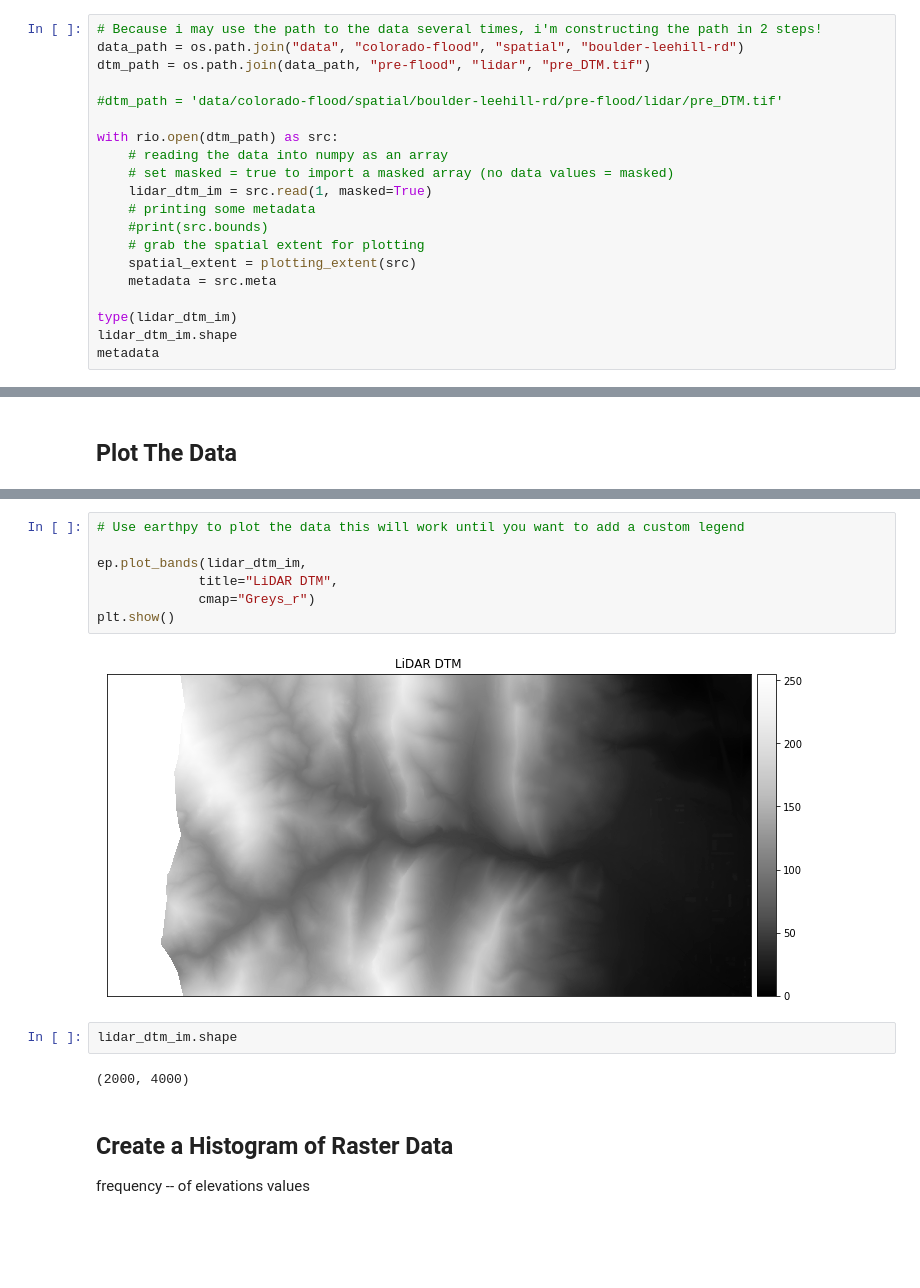
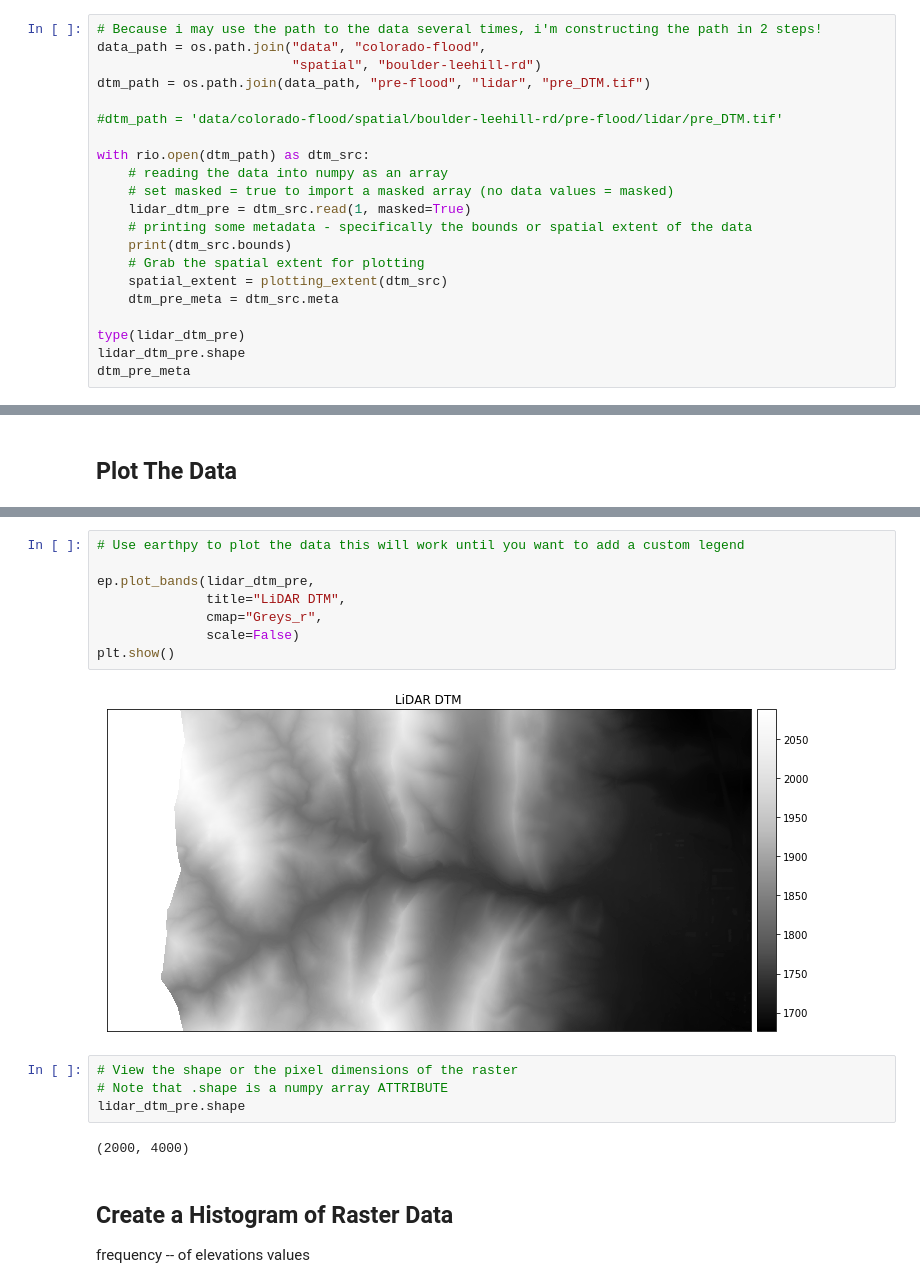
Before and after one commit to earthlab-education/ea-python-spring-2020-course-notebooks, a Jupyter notebook: in-class-demos/wk02-raster-demo.ipynb, the cells around one changed output, grey strips where cells are left out. Saved outputs shown, nothing was run; the diff lists cells and outputs as text; blank space fills up the shorter version.

```diff
--- a/in-class-demos/wk02-raster-demo.ipynb
+++ b/in-class-demos/wk02-raster-demo.ipynb
@@ -27,22 +27,23 @@ et.data.get_data("colorado-flood")
 ## Open Raster Data  Using Context Manager
 # %%
 # Because i may use the path to the data several times, i'm constructing the path in 2 steps!
-data_path = os.path.join("data", "colorado-flood", "spatial", "boulder-leehill-rd")
+data_path = os.path.join("data", "colorado-flood",
+                         "spatial", "boulder-leehill-rd")
 dtm_path = os.path.join(data_path, "pre-flood", "lidar", "pre_DTM.tif")
 
 #dtm_path = 'data/colorado-flood/spatial/boulder-leehill-rd/pre-flood/lidar/pre_DTM.tif'
 
-with rio.open(dtm_path) as src:
+with rio.open(dtm_path) as dtm_src:
     # reading the data into numpy as an array
     # set masked = true to import a masked array (no data values = masked)
-    lidar_dtm_im = src.read(1, masked=True)
-    # printing some metadata
-    #print(src.bounds)
-    # grab the spatial extent for plotting
-    spatial_extent = plotting_extent(src)
-    metadata = src.meta
+    lidar_dtm_pre = dtm_src.read(1, masked=True)
+    # printing some metadata - specifically the bounds or spatial extent of the data
+    print(dtm_src.bounds)
+    # Grab the spatial extent for plotting
+    spatial_extent = plotting_extent(dtm_src)
+    dtm_pre_meta = dtm_src.meta
 
-type(lidar_dtm_im)
-lidar_dtm_im.shape
-metadata
+type(lidar_dtm_pre)
+lidar_dtm_pre.shape
+dtm_pre_meta
 # %% [output]
@@ -66,16 +68,19 @@ plt.show()
 # %%
 # Use earthpy to plot the data this will work until you want to add a custom legend
 
-ep.plot_bands(lidar_dtm_im,
-             title="LiDAR DTM",
-             cmap="Greys_r")
+ep.plot_bands(lidar_dtm_pre,
+              title="LiDAR DTM",
+              cmap="Greys_r",
+              scale=False)
 plt.show()
 # %% [output]
-[figure, old version]
+[figure, new version]
-# %%
-lidar_dtm_im.shape
-# %% [output]
-(2000, 4000)
+# %%
+# View the shape or the pixel dimensions of the raster
+# Note that .shape is a numpy array ATTRIBUTE
+lidar_dtm_pre.shape
+# %% [output]
+(2000, 4000)
 # %% [markdown]
 ## Create a Histogram of Raster Data
 frequency  -- of elevations values
```
Also changed, not shown: parts of 24 cells of this notebook.
